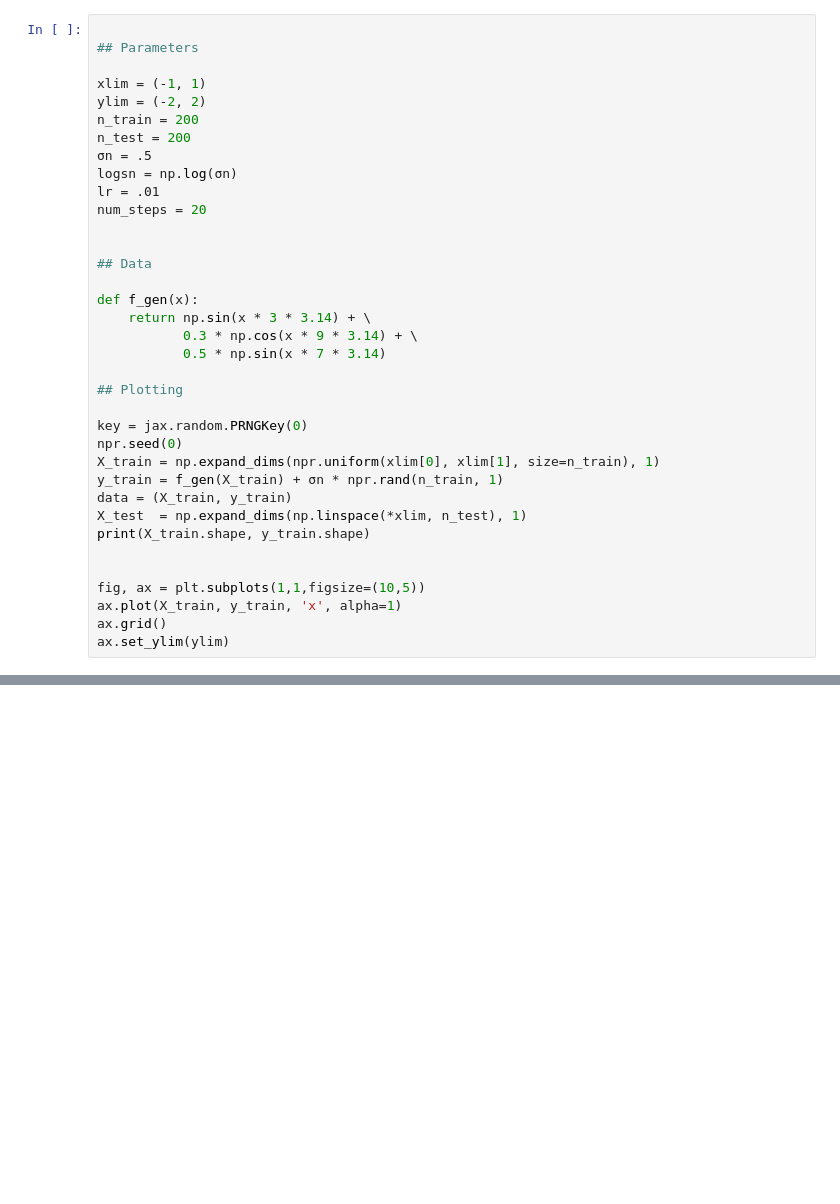
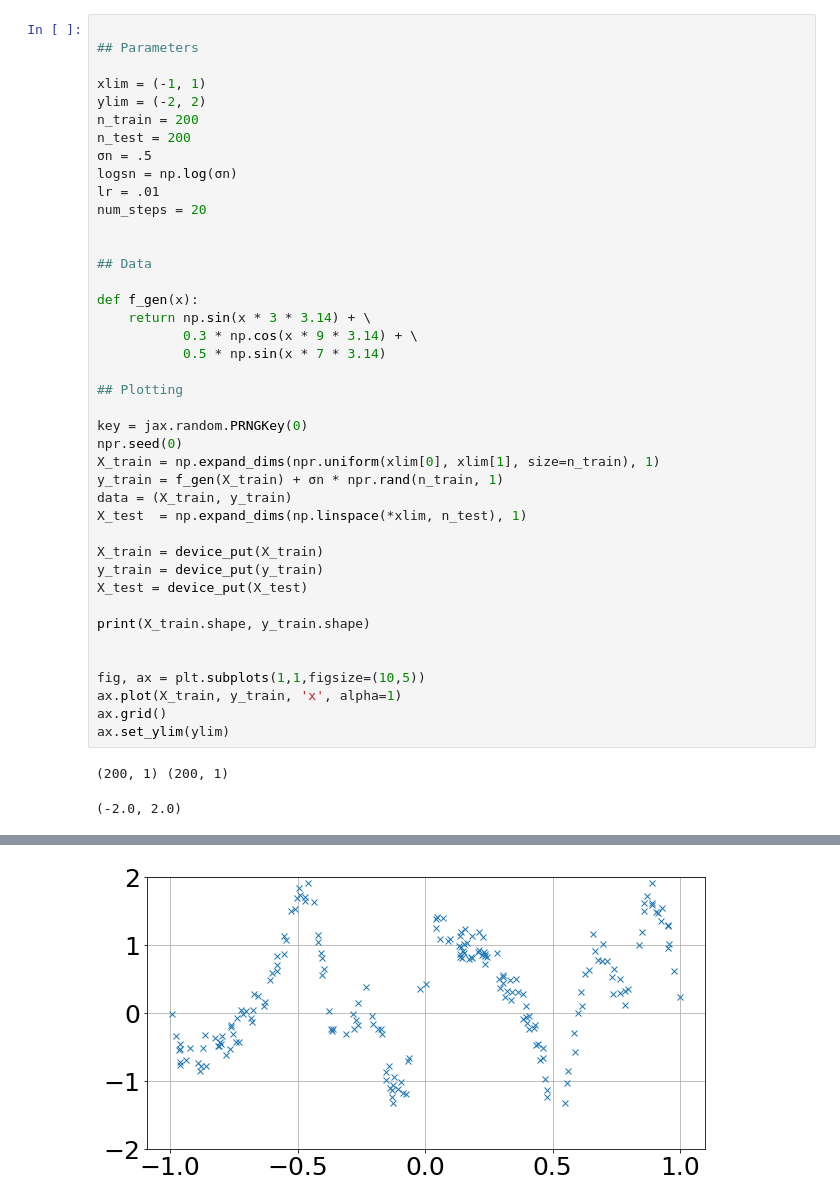
Before and after one commit to tt6746690/misc_impl, a Jupyter notebook: gp/note_apx.ipynb, the cells around one changed output, grey strips where cells are left out. Saved outputs shown, nothing was run; the diff lists cells and outputs as text; blank space fills up the shorter version.

```diff
--- a/gp/note_apx.ipynb
+++ b/gp/note_apx.ipynb
@@ -71,6 +80,11 @@ X_train = np.expand_dims(npr.uniform(xlim[0], xlim[1], size=n_train), 1)
 y_train = f_gen(X_train) + σn * npr.rand(n_train, 1)
 data = (X_train, y_train)
 X_test  = np.expand_dims(np.linspace(*xlim, n_test), 1)
+
+X_train = device_put(X_train)
+y_train = device_put(y_train)
+X_test = device_put(X_test)
+
 print(X_train.shape, y_train.shape)
 
 
@@ -78,3 +92,6 @@ fig, ax = plt.subplots(1,1,figsize=(10,5))
 ax.plot(X_train, y_train, 'x', alpha=1)
 ax.grid()
 ax.set_ylim(ylim)
+# %% [output]
+(200, 1) (200, 1)
+(-2.0, 2.0)
@@ -81,3 +99,4 @@ ax.set_ylim(ylim)
+[figure, added]
 # %%
 lr = .0002
 num_steps = 150
```
Also changed, not shown: parts of 4 cells of this notebook, 7 other files.
